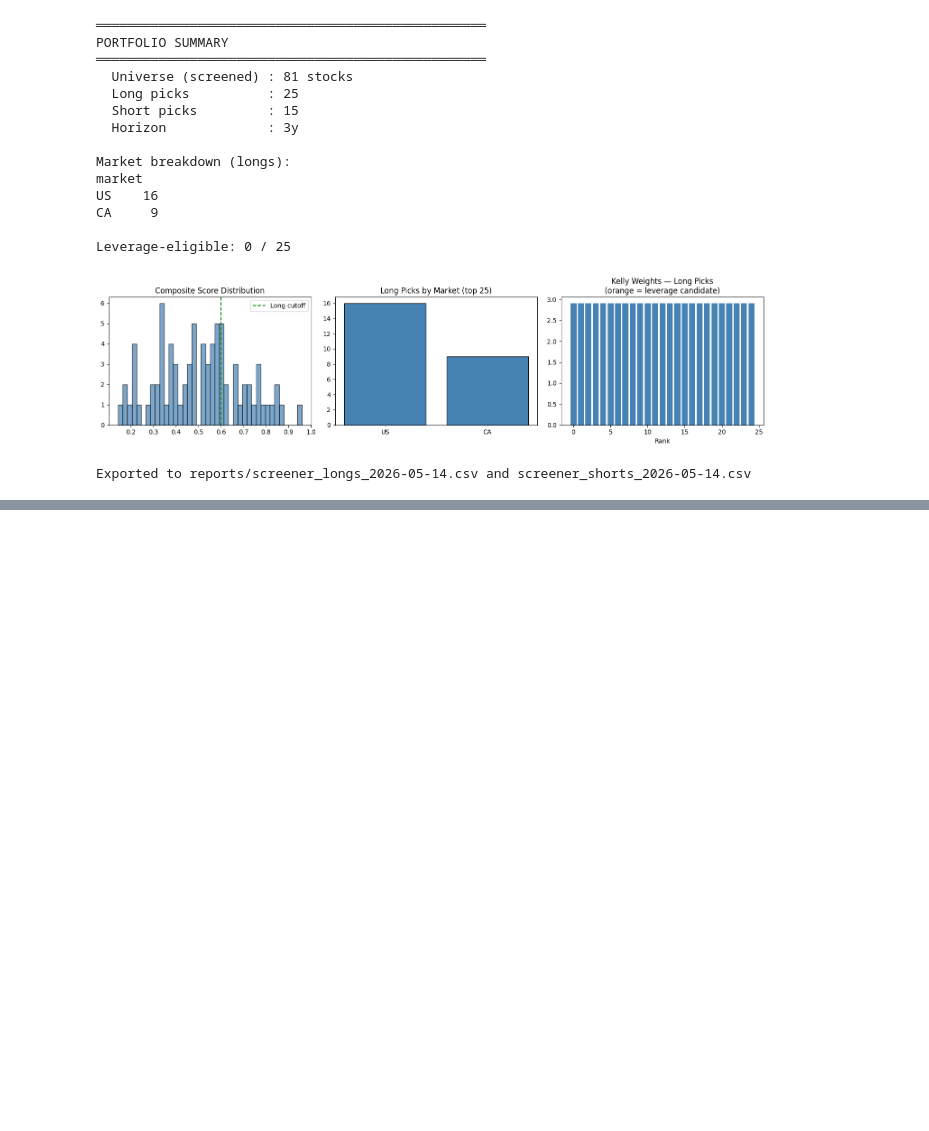
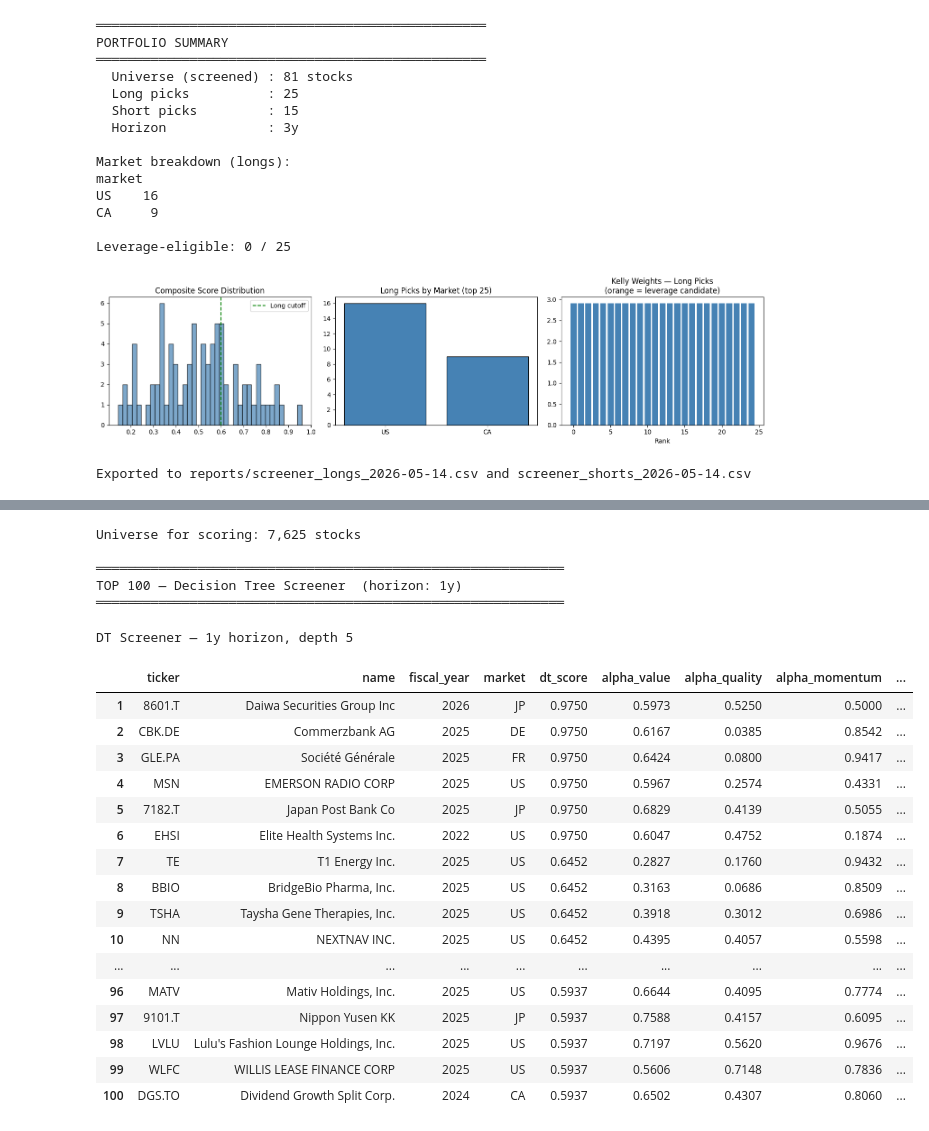
Before and after one commit to sherlock718/stock-fraud-screener, a Jupyter notebook: notebooks/08_experiment_hub.ipynb, the cells around one changed output, grey strips where cells are left out. Drawn from its saved outputs; the diff is of its cells as text; code cells hidden in the pictures; blank space fills up the shorter version.

```diff
--- a/notebooks/08_experiment_hub.ipynb
+++ b/notebooks/08_experiment_hub.ipynb
@@ -1251,0 +1304,78 @@ Exported to reports/screener_longs_2026-05-14.csv and screener_shorts_2026-05-14
+# %%
+# ── Score full universe (latest annual snapshot) ──────────────────────────────
+latest_dt = (
+    df_dt[df_dt['period_type'] == 'annual']
+    .sort_values('fiscal_year', ascending=False)
+    .groupby(['ticker', 'market'], sort=False)
+    .first()
+    .reset_index()
+)
+print(f"Universe for scoring: {len(latest_dt):,} stocks")
+
+X_score_dt = latest_dt[dt_feats].fillna(X_train_dt.median())
+latest_dt = latest_dt.copy()
+latest_dt['dt_score'] = dt_model.predict_proba(X_score_dt)[:, 1]
+
+name_col = 'name' if 'name' in latest_dt.columns else None
+display_cols = ['ticker'] + ([name_col] if name_col else []) + ['fiscal_year', 'market', 'dt_score']
+for c in ['alpha_value', 'alpha_quality', 'alpha_momentum', 'alpha_growth',
+          'alpha_fraud_risk', 'ml_1y_oof', 'ml_3y_oof']:
+    if c in latest_dt.columns:
+        display_cols.append(c)
+
+top_dt = (
+    latest_dt.nlargest(TOP_N_DT, 'dt_score')[display_cols]
+    .reset_index(drop=True)
+)
+top_dt.index += 1
+top_dt['dt_score'] = top_dt['dt_score'].round(4)
+
+print(f"\n{'═'*60}")
+print(f"TOP {TOP_N_DT} — Decision Tree Screener  (horizon: {DT_HORIZON})")
+print(f"{'═'*60}")
+
+fmt = {'dt_score': '{:.4f}'}
+for c in ['alpha_value','alpha_quality','alpha_momentum','alpha_growth',
+          'alpha_fraud_risk','ml_1y_oof','ml_3y_oof']:
+    if c in top_dt.columns:
+        fmt[c] = '{:.4f}'
+
+display(
+    top_dt.style
+          .background_gradient(subset=['dt_score'], cmap='Greens')
+          .format(fmt)
+          .set_caption(f'DT Screener — {DT_HORIZON} horizon, depth {DT_MAX_DEPTH}')
+)
+
+print("\nMarket distribution:")
+print(top_dt['market'].value_counts().to_string())
+
+from datetime import date as _date
+_today = _date.today().isoformat()
+out_path = ROOT / 'reports' / f'dt_screener_top100_{DT_HORIZON}_{_today}.csv'
+top_dt.to_csv(out_path, index=True)
+print(f"\nExported → {out_path.name}")
+# %% [output]
+Universe for scoring: 7,625 stocks
+
+════════════════════════════════════════════════════════════
+TOP 100 — Decision Tree Screener  (horizon: 1y)
+════════════════════════════════════════════════════════════
+DT Screener — 1y horizon, depth 5
+|  | ticker | name | fiscal_year | market | dt_score | alpha_value | alpha_quality | alpha_momentum | ... |
+| 1 | 8601.T | Daiwa Securities Group Inc | 2026 | JP | 0.9750 | 0.5973 | 0.5250 | 0.5000 | ... |
+| 2 | CBK.DE | Commerzbank AG | 2025 | DE | 0.9750 | 0.6167 | 0.0385 | 0.8542 | ... |
+| 3 | GLE.PA | Société Générale | 2025 | FR | 0.9750 | 0.6424 | 0.0800 | 0.9417 | ... |
+| 4 | MSN | EMERSON RADIO CORP | 2025 | US | 0.9750 | 0.5967 | 0.2574 | 0.4331 | ... |
+| 5 | 7182.T | Japan Post Bank Co | 2025 | JP | 0.9750 | 0.6829 | 0.4139 | 0.5055 | ... |
+| 6 | EHSI | Elite Health Systems Inc. | 2022 | US | 0.9750 | 0.6047 | 0.4752 | 0.1874 | ... |
+| 7 | TE | T1 Energy Inc. | 2025 | US | 0.6452 | 0.2827 | 0.1760 | 0.9432 | ... |
+| 8 | BBIO | BridgeBio Pharma, Inc. | 2025 | US | 0.6452 | 0.3163 | 0.0686 | 0.8509 | ... |
+| 9 | TSHA | Taysha Gene Therapies, Inc. | 2025 | US | 0.6452 | 0.3918 | 0.3012 | 0.6986 | ... |
+| 10 | NN | NEXTNAV INC. | 2025 | US | 0.6452 | 0.4395 | 0.4057 | 0.5598 | ... |
+| ... | ... | ... | ... | ... | ... | ... | ... | ... | ... |
+| 96 | MATV | Mativ Holdings, Inc. | 2025 | US | 0.5937 | 0.6644 | 0.4095 | 0.7774 | ... |
+| 97 | 9101.T | Nippon Yusen KK | 2025 | JP | 0.5937 | 0.7588 | 0.4157 | 0.6095 | ... |
+| 98 | LVLU | Lulu's Fashion Lounge Holdings, Inc. | 2025 | US | 0.5937 | 0.7197 | 0.5620 | 0.9676 | ... |
+| 99 | WLFC | WILLIS LEASE FINANCE CORP | 2025 | US | 0.5937 | 0.5606 | 0.7148 | 0.7836 | ... |
+| 100 | DGS.TO | Dividend Growth Split Corp. | 2024 | CA | 0.5937 | 0.6502 | 0.4307 | 0.8060 | ... |
```
Also changed, not shown: parts of 4 cells of this notebook, 1 other file.
